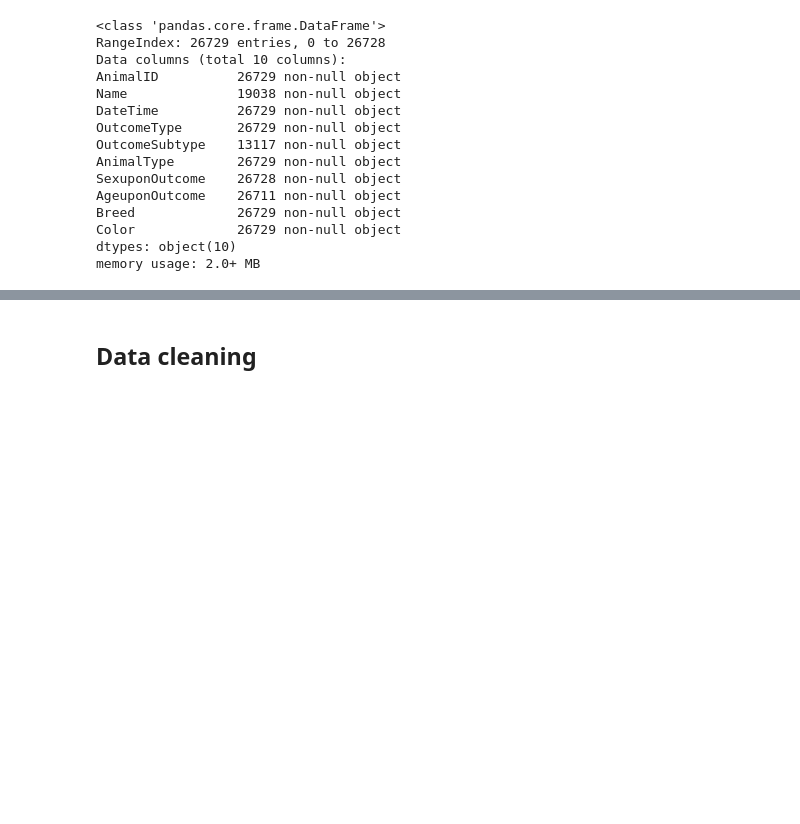
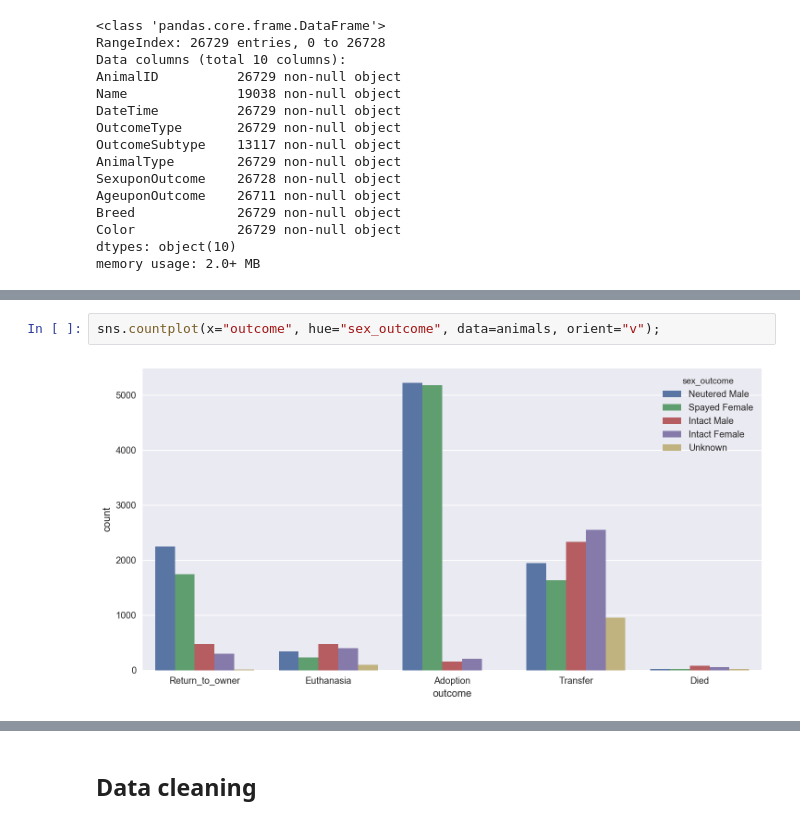
Before and after one commit to vnessified/adopt_me-, a Jupyter notebook: shelter_animal_outcomes.ipynb, the cells around one changed output, grey strips where cells are left out. Saved outputs shown, nothing was run; the diff lists cells and outputs as text; blank space fills up the shorter version.

```diff
--- a/shelter_animal_outcomes.ipynb
+++ b/shelter_animal_outcomes.ipynb
@@ -56,0 +66,4 @@ memory usage: 2.0+ MB
+# %%
+sns.countplot(x="outcome", hue="sex_outcome", data=animals, orient="v");
+# %% [output]
+[figure, added]
```
Also changed, not shown: parts of 33 cells of this notebook.
